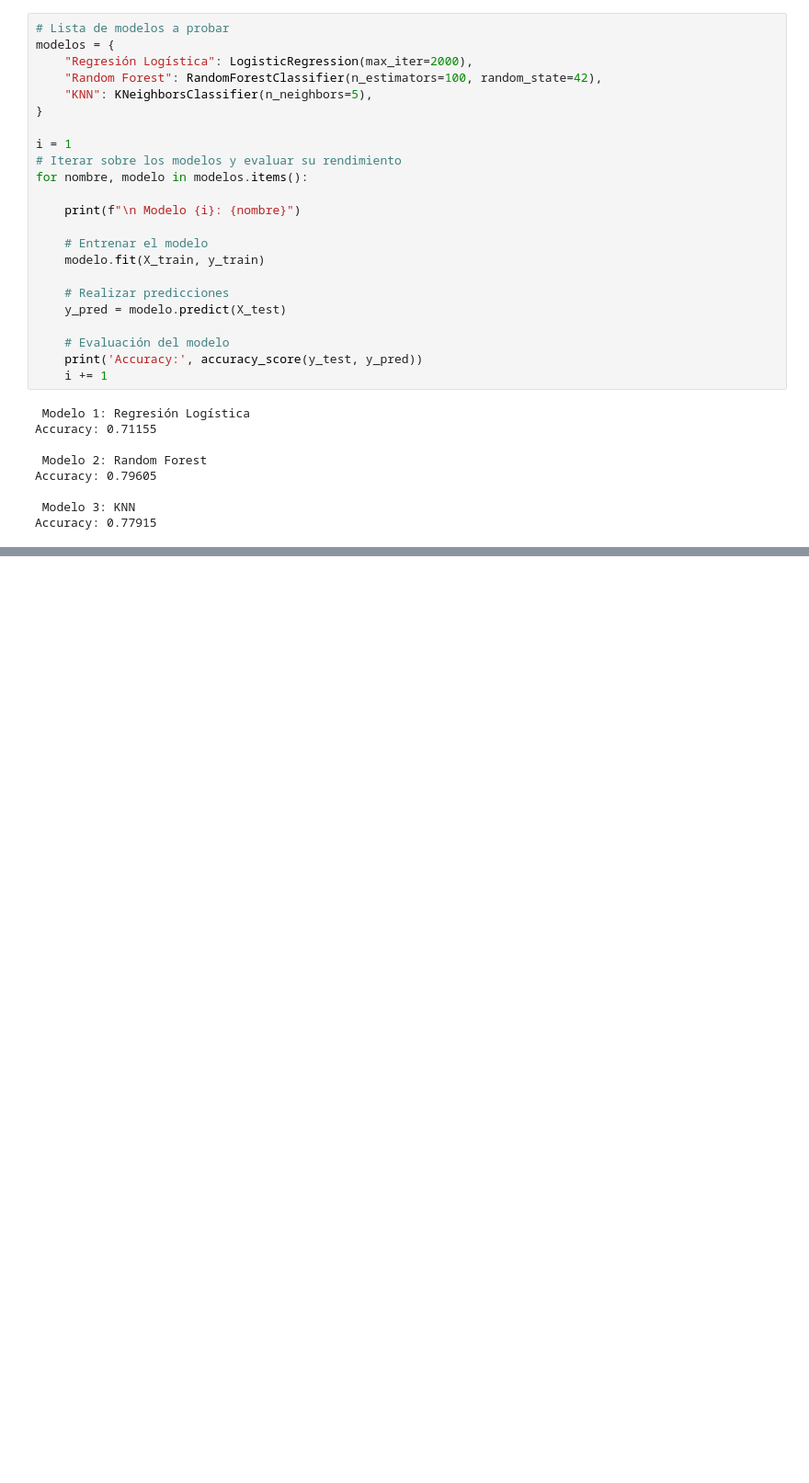
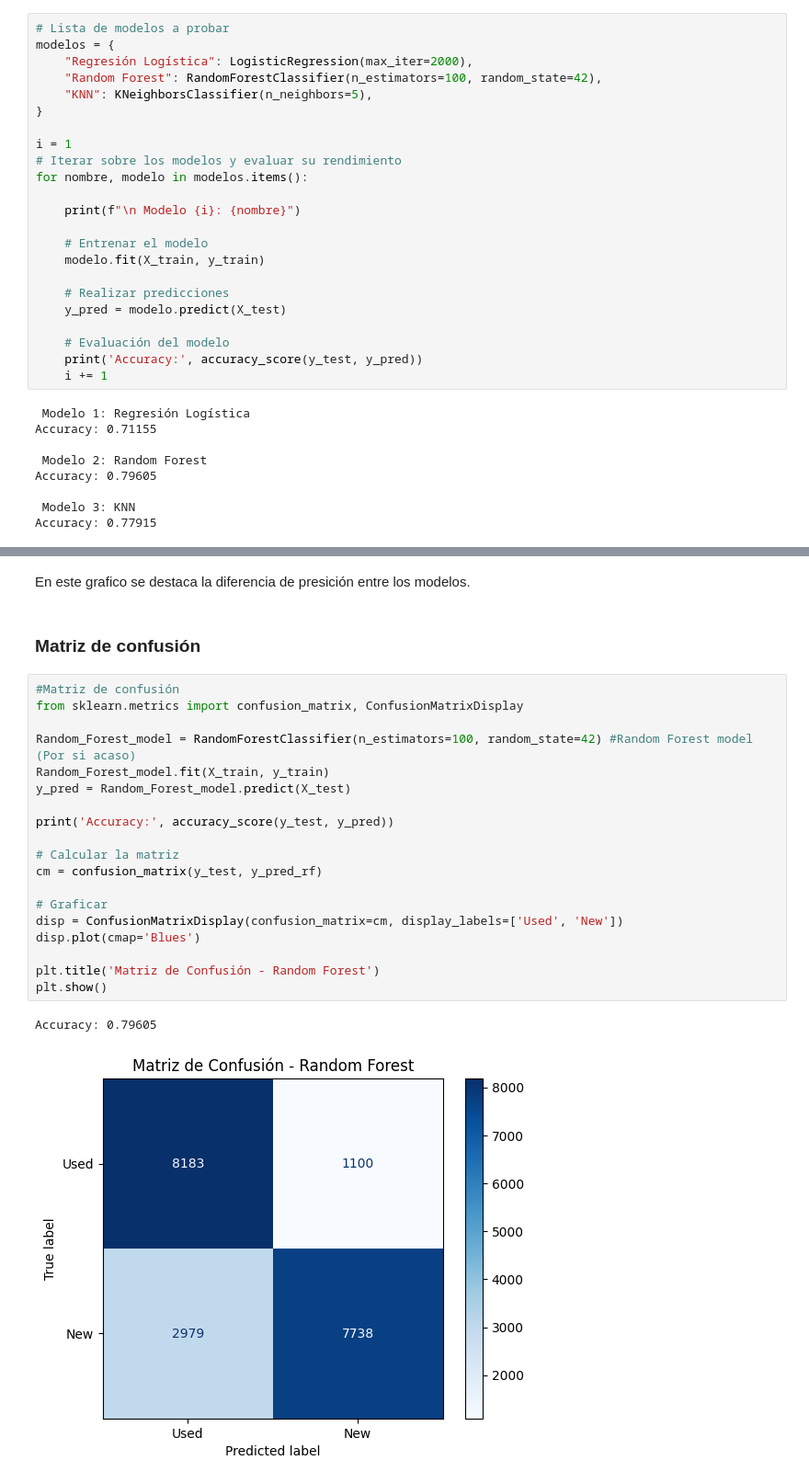
Before and after one commit to jalvergara/model_training, a Jupyter notebook: Notebooks/Model.ipynb, the cells around one changed output, grey strips where cells are left out. Shown at 92% size. Drawn from its saved outputs; the diff is of its cells as text; blank space fills up the shorter version.

```diff
--- a/Notebooks/Model.ipynb
+++ b/Notebooks/Model.ipynb
@@ -92,0 +118,26 @@ Accuracy: 0.77915
+# %% [markdown]
+En este grafico se destaca la diferencia de presición entre los modelos.
+# %% [markdown]
+### Matriz de confusión
+# %%
+#Matriz de confusión
+from sklearn.metrics import confusion_matrix, ConfusionMatrixDisplay
+
+Random_Forest_model = RandomForestClassifier(n_estimators=100, random_state=42) #Random Forest model (Por si acaso)
+Random_Forest_model.fit(X_train, y_train)
+y_pred = Random_Forest_model.predict(X_test)
+
+print('Accuracy:', accuracy_score(y_test, y_pred))
+
+# Calcular la matriz
+cm = confusion_matrix(y_test, y_pred_rf)
+
+# Graficar
+disp = ConfusionMatrixDisplay(confusion_matrix=cm, display_labels=['Used', 'New'])
+disp.plot(cmap='Blues')
+
+plt.title('Matriz de Confusión - Random Forest')
+plt.show()
+# %% [output]
+Accuracy: 0.79605
+[figure, added]
```
Also changed, not shown: parts of 5 cells of this notebook, 1 other file.
